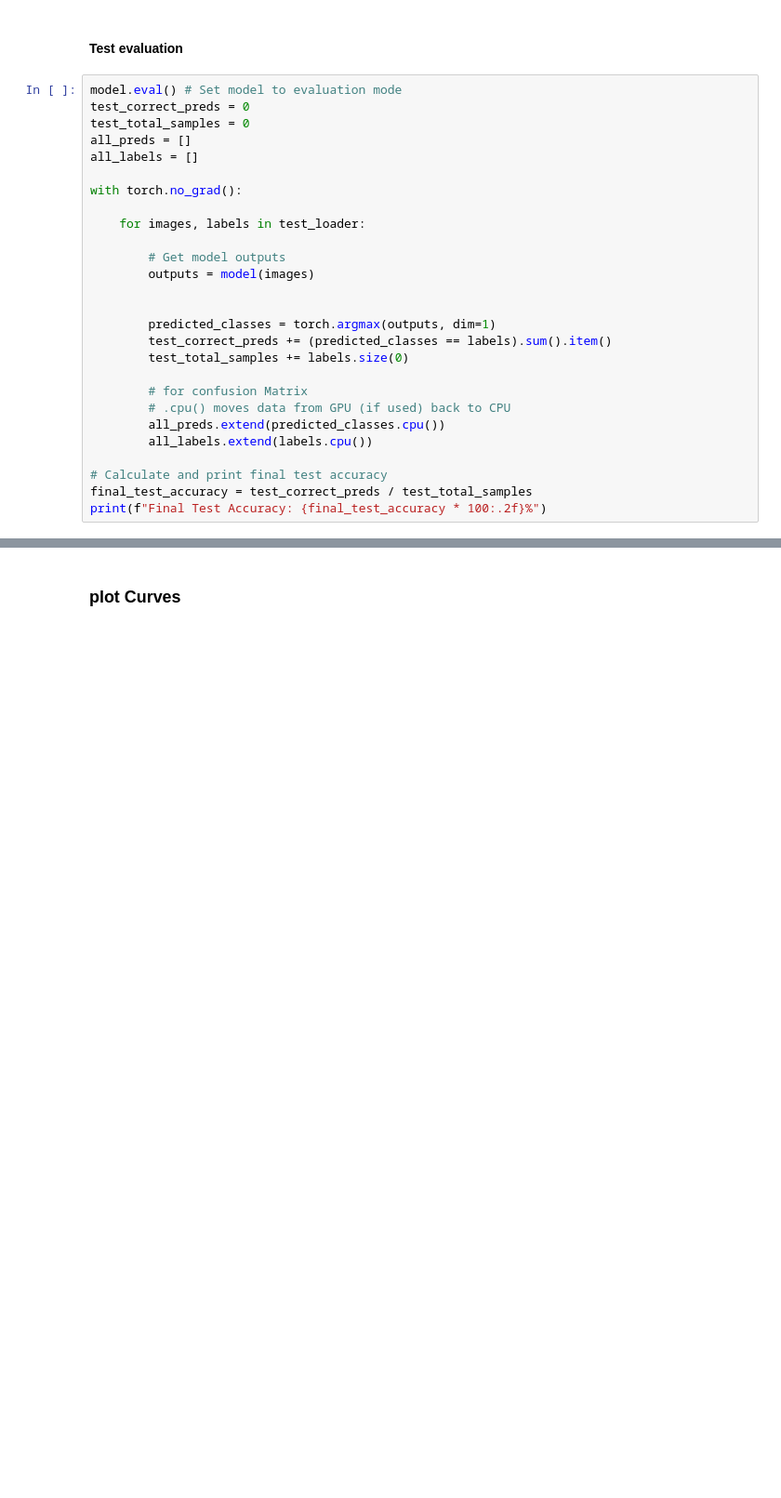
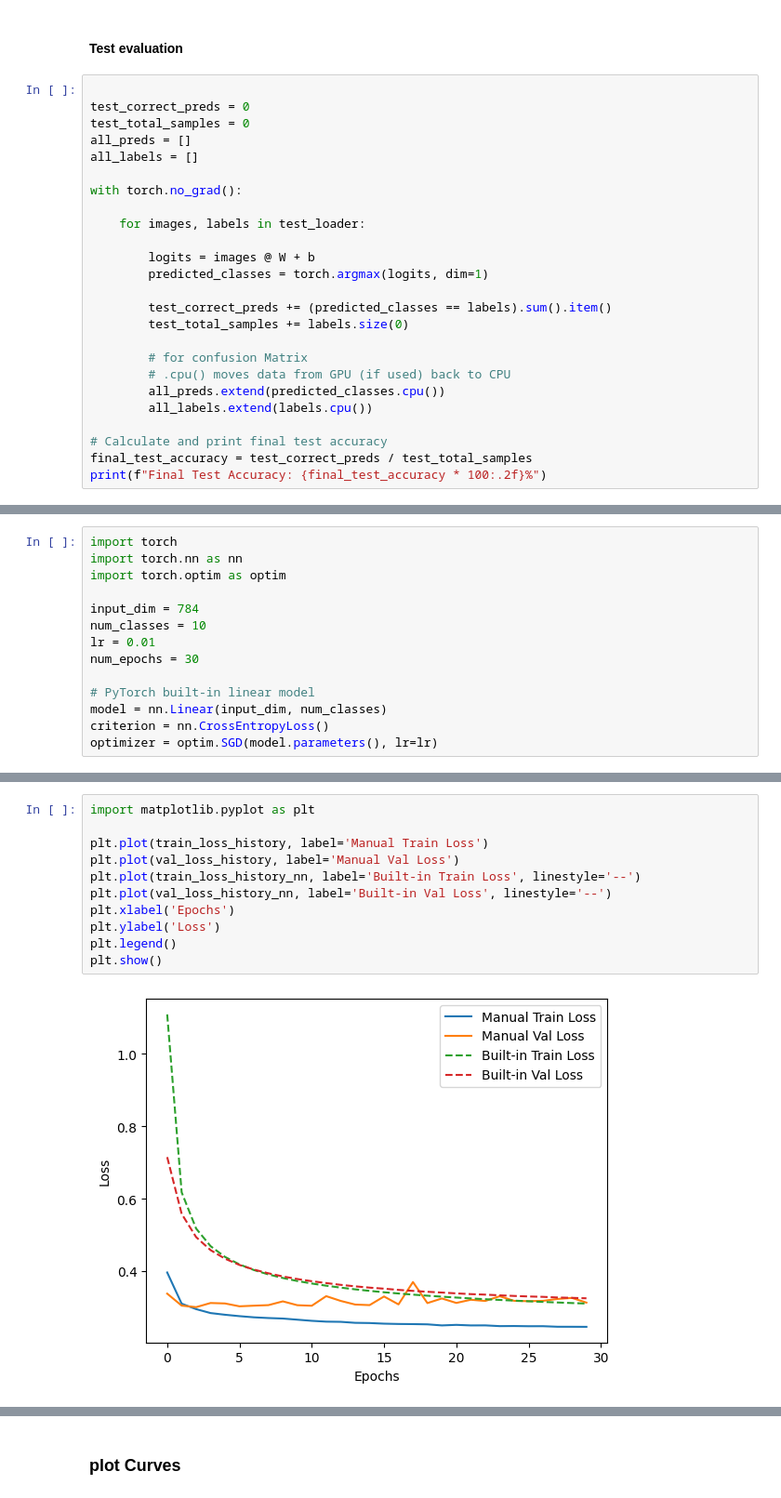
Before and after one commit to RoberRamzy/Linear-Models-Deep-Networks, a Jupyter notebook: classifier.ipynb, the cells around one changed output, grey strips where cells are left out. Shown at 93% size. Drawn from its saved outputs; the diff is of its cells as text; blank space fills up the shorter version.

```diff
--- a/classifier.ipynb
+++ b/classifier.ipynb
@@ -336,7 +324,7 @@ Epoch [30/30] | Train Loss: 0.3103 | Train Acc: 91.45% | Val Loss: 0.3252 | Val
 # %% [markdown]
 <h4> Test evaluation
 # %%
-model.eval() # Set model to evaluation mode
+
 test_correct_preds = 0
 test_total_samples = 0
 all_preds = []
@@ -346,11 +334,9 @@ with torch.no_grad():
 
     for images, labels in test_loader:
 
-        # Get model outputs
-        outputs = model(images)
+        logits = images @ W + b
+        predicted_classes = torch.argmax(logits, dim=1)
 
-
-        predicted_classes = torch.argmax(outputs, dim=1)
         test_correct_preds += (predicted_classes == labels).sum().item()
         test_total_samples += labels.size(0)
 
@@ -410,0 +397,14 @@ Class 9: 87.99%
+# %%
+import torch
+import torch.nn as nn
+import torch.optim as optim
+
+input_dim = 784
+num_classes = 10
+lr = 0.01
+num_epochs = 30
+
+# PyTorch built-in linear model
+model = nn.Linear(input_dim, num_classes)
+criterion = nn.CrossEntropyLoss()
+optimizer = optim.SGD(model.parameters(), lr=lr)
@@ -410,0 +481,13 @@ Class 9: 87.99%
+# %%
+import matplotlib.pyplot as plt
+
+plt.plot(train_loss_history, label='Manual Train Loss')
+plt.plot(val_loss_history, label='Manual Val Loss')
+plt.plot(train_loss_history_nn, label='Built-in Train Loss', linestyle='--')
+plt.plot(val_loss_history_nn, label='Built-in Val Loss', linestyle='--')
+plt.xlabel('Epochs')
+plt.ylabel('Loss')
+plt.legend()
+plt.show()
+# %% [output]
+[figure, added]
```
Also changed, not shown: parts of 14 cells of this notebook.
